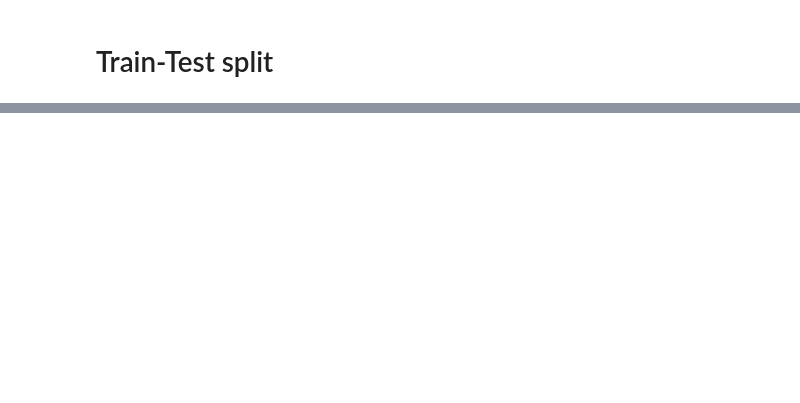
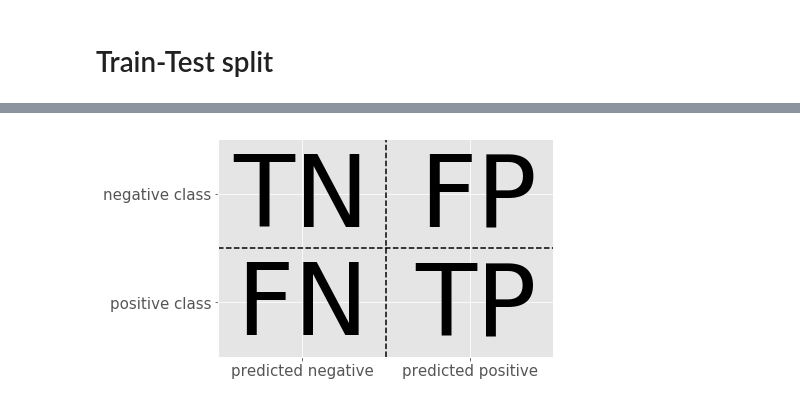
Before and after one commit to cedricherman/Churn_Prediction_KKBOX, a Jupyter notebook: notebooks/08_KKBOX_Model_Building.ipynb, the cells around one changed output, grey strips where cells are left out. Cells and saved outputs as stored; diff of their text form; code cells hidden in the pictures; blank space fills up the shorter version.

```diff
--- a/notebooks/08_KKBOX_Model_Building.ipynb
+++ b/notebooks/08_KKBOX_Model_Building.ipynb
@@ -180,0 +211,5 @@ print('Most important feature =', names[l1_coef.argmax()])
+# %%
+import mglearn
+mglearn.plots.plot_binary_confusion_matrix()
+# %% [output]
+[figure, added]
```
Also changed, not shown: parts of 49 cells of this notebook, 2 other files.
